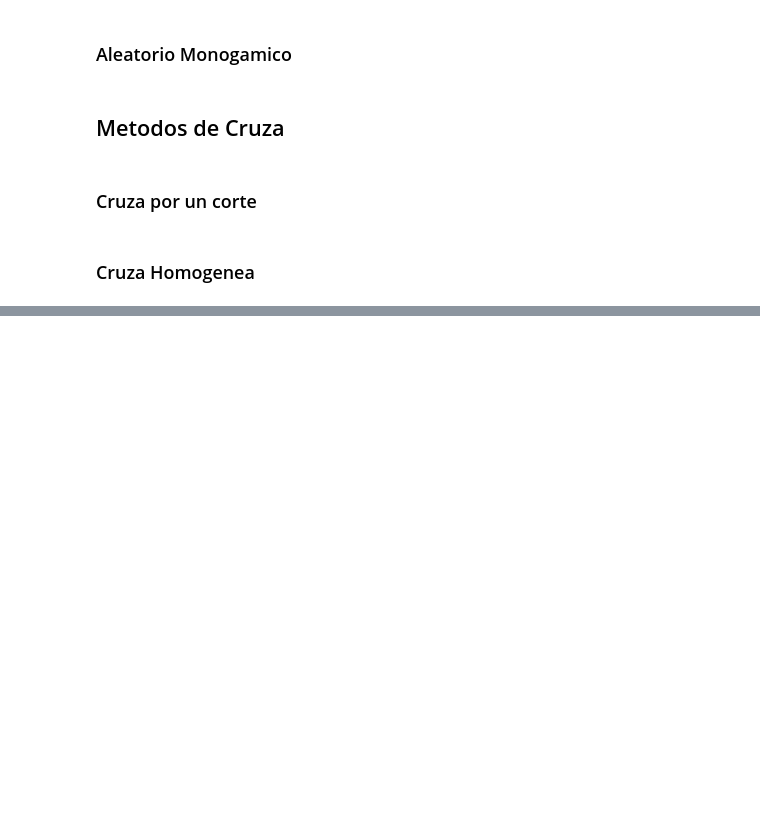
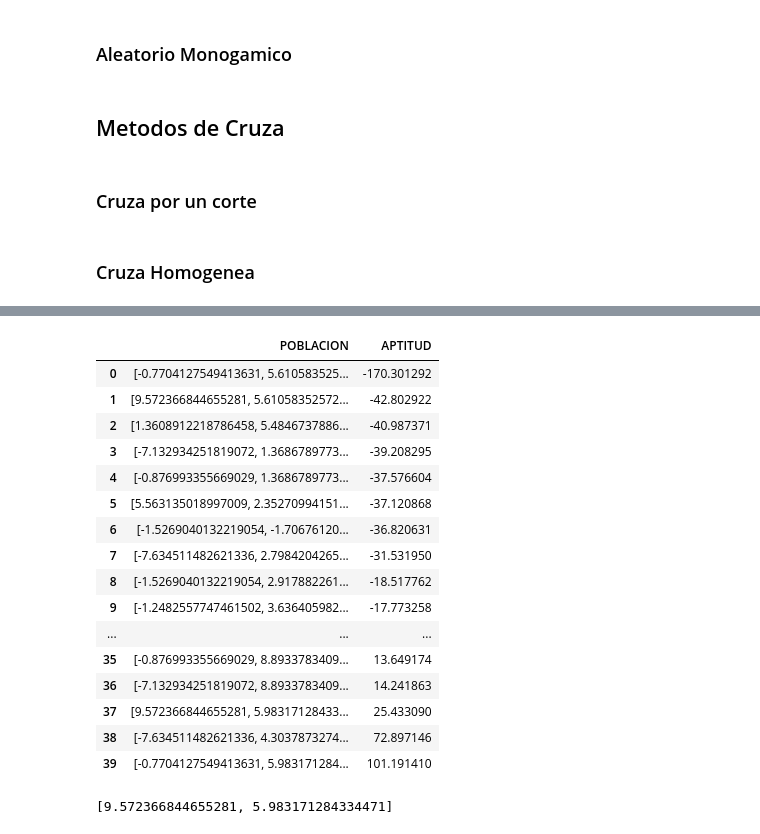
Before and after one commit to migueltrujillo07/master, a Jupyter notebook: ayudaaa.ipynb, the cells around one changed output, grey strips where cells are left out. Saved outputs shown, nothing was run; the diff lists cells and outputs as text; code cells hidden in the pictures; blank space fills up the shorter version.

```diff
--- a/ayudaaa.ipynb
+++ b/ayudaaa.ipynb
@@ -85,7 +85,7 @@ def tournament(poblacion):
         poblacion_hijos.append(hijo_1)
         poblacion_hijos.append(hijo_2)
 
-    return np.array(poblacion_hijos)
+    return poblacion_hijos
 # %% [markdown]
 ### Aleatorio Monogamico
 # %%
@@ -204,0 +308,24 @@ def run_GA(poblacion, generaciones,pop_size ):
+# %%
+aptitud_hijos = evaluacion_aptitud(poblacion_hijos)
+matriz_mixed = pd.concat([matriz_con_aptitud, aptitud_hijos], ignore_index=True)
+
+matriz_ordenada = matriz_mixed.sort_values(by="APTITUD", ascending = True).reset_index(drop=True)
+matriz_ordenada
+# %% [output]
+|  | POBLACION | APTITUD |
+| 0 | [-0.7704127549413631, 5.610583525... | -170.301292 |
+| 1 | [9.572366844655281, 5.61058352572... | -42.802922 |
+| 2 | [1.3608912218786458, 5.4846737886... | -40.987371 |
+| 3 | [-7.132934251819072, 1.3686789773... | -39.208295 |
+| 4 | [-0.876993355669029, 1.3686789773... | -37.576604 |
+| 5 | [5.563135018997009, 2.35270994151... | -37.120868 |
+| 6 | [-1.5269040132219054, -1.70676120... | -36.820631 |
+| 7 | [-7.634511482621336, 2.7984204265... | -31.531950 |
+| 8 | [-1.5269040132219054, 2.917882261... | -18.517762 |
+| 9 | [-1.2482557747461502, 3.636405982... | -17.773258 |
+| ... | ... | ... |
+| 35 | [-0.876993355669029, 8.8933783409... | 13.649174 |
+| 36 | [-7.132934251819072, 8.8933783409... | 14.241863 |
+| 37 | [9.572366844655281, 5.98317128433... | 25.433090 |
+| 38 | [-7.634511482621336, 4.3037873274... | 72.897146 |
+| 39 | [-0.7704127549413631, 5.983171284... | 101.191410 |
@@ -204,0 +337,5 @@ def run_GA(poblacion, generaciones,pop_size ):
+# %%
+valor = matriz_ordenada.iloc[37, 0]
+valor
+# %% [output]
+[9.572366844655281, 5.983171284334471]
```
Also changed, not shown: parts of 15 cells of this notebook.
